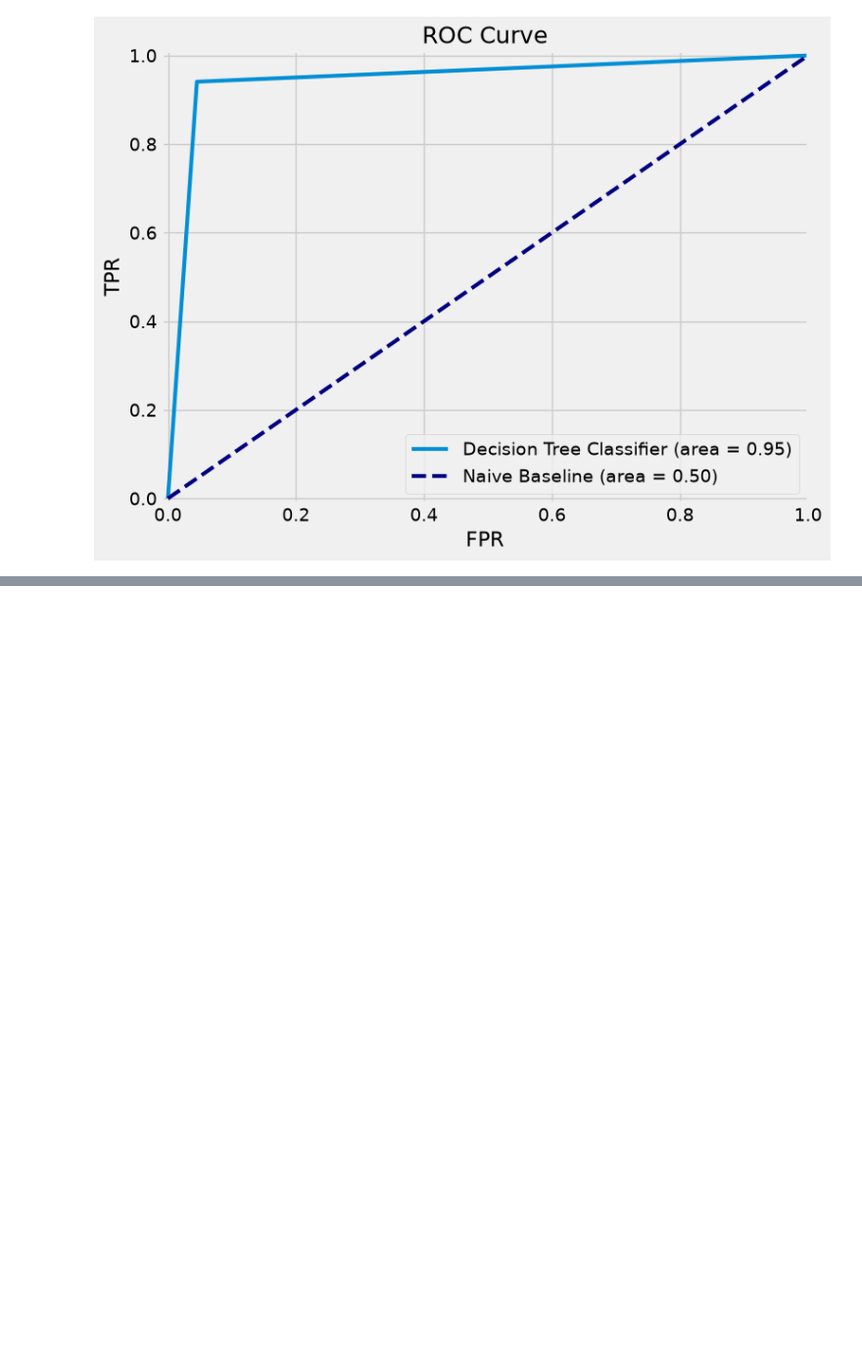
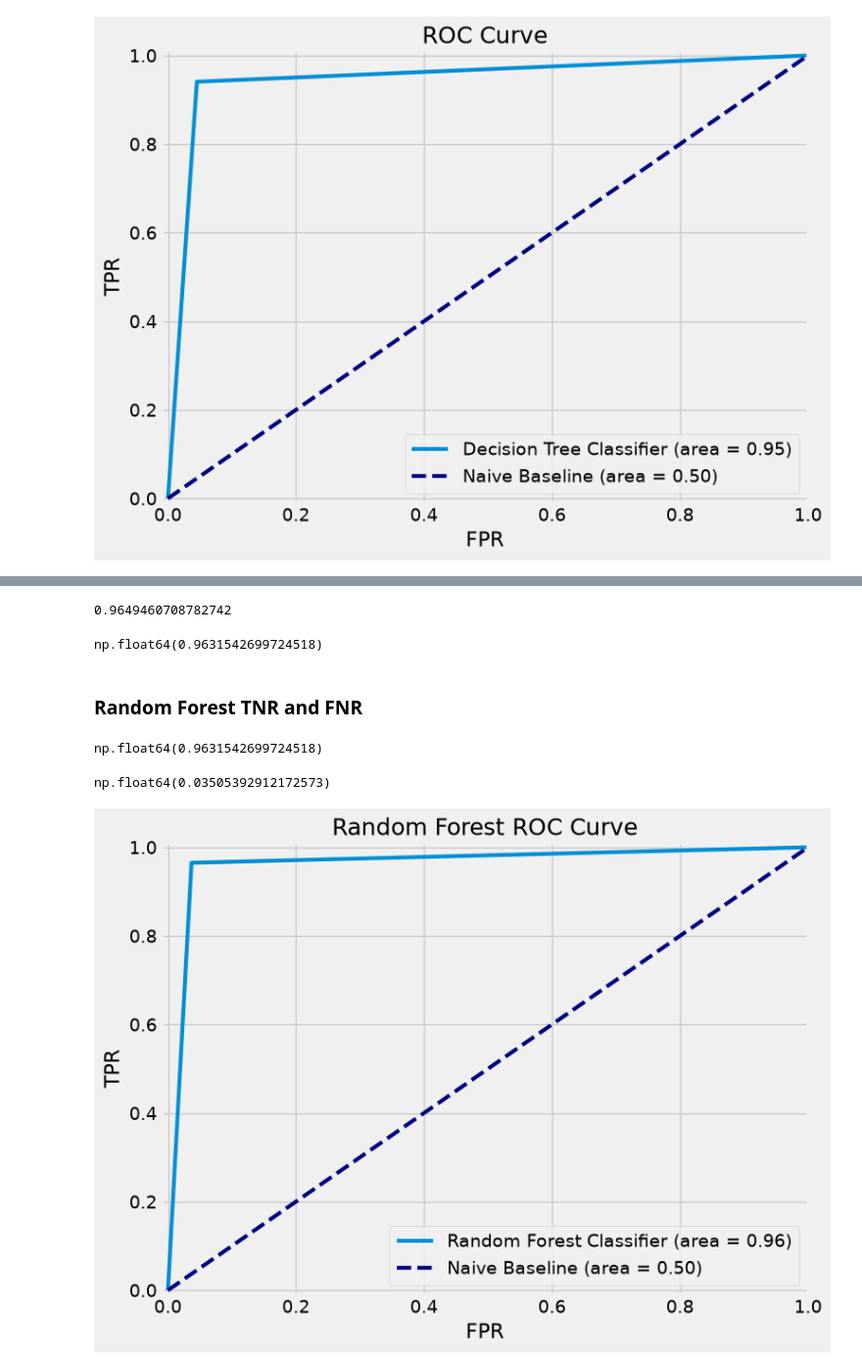
Before and after one commit to SevenWoos/MachineLearningProjects, a Jupyter notebook: pokemon_projects/pokemon_ml/pokemon_ml.ipynb, the cells around one changed output, grey strips where cells are left out. Shown at 98% size. Saved outputs shown, nothing was run; the diff lists cells and outputs as text; code cells hidden in the pictures; blank space fills up the shorter version.

```diff
--- a/pokemon_projects/pokemon_ml/pokemon_ml.ipynb
+++ b/pokemon_projects/pokemon_ml/pokemon_ml.ipynb
@@ -2026,0 +2091,2 @@ plt.show()
+# %%
+rf_test_preds = (rf_cv.predict(X_test))
@@ -2026,0 +2142,43 @@ plt.show()
+# %%
+# Random Forest Sensitivity
+rf_sen = recall_score(y_test, rf_test_preds)
+rf_sen
+# %% [output]
+0.9649460708782742
+# %%
+# Random Forest Specificity
+rf_spec = rf_cm.ravel()[0]/(rf_cm.ravel()[0]+rf_cm.ravel()[1])
+rf_spec
+# %% [output]
+np.float64(0.9631542699724518)
+# %% [markdown]
+### Random Forest TNR and FNR
+# %%
+# Random Forest TNR
+rf_tnr = rf_cm.ravel()[0]/(rf_cm.ravel()[0]+rf_cm.ravel()[1])
+rf_tnr
+# %% [output]
+np.float64(0.9631542699724518)
+# %%
+# Random Forest FNR
+rf_fnr = rf_cm.ravel()[2]/(rf_cm.ravel()[2]+rf_cm.ravel()[3])
+rf_fnr
+# %% [output]
+np.float64(0.03505392912172573)
+# %%
+# Random Forest ROC Curve
+fpr, tpr, _ = roc_curve(y_test, rf_test_preds)
+roc_auc = auc(fpr, tpr)
+
+plt.figure(figsize=(8, 6))
+plt.title("Random Forest ROC Curve", fontsize=18)
+plt.xlabel("FPR", fontsize=16)
+plt.ylabel("TPR", fontsize=16)
+plt.xlim([-0.01, 1.00])
+plt.ylim([-0.01, 1.01])
+plt.plot(fpr, tpr, lw=3, label="Random Forest Classifier (area = {:0.2f})".format(roc_auc))
+plt.plot([0, 1], [0, 1], color="navy", lw=3, linestyle="--", label="Naive Baseline (area = 0.50)")
+plt.legend(loc="lower right", fontsize=14)
+plt.show()
+# %% [output]
+[figure, added]
```
Also changed, not shown: parts of 15 cells of this notebook.
